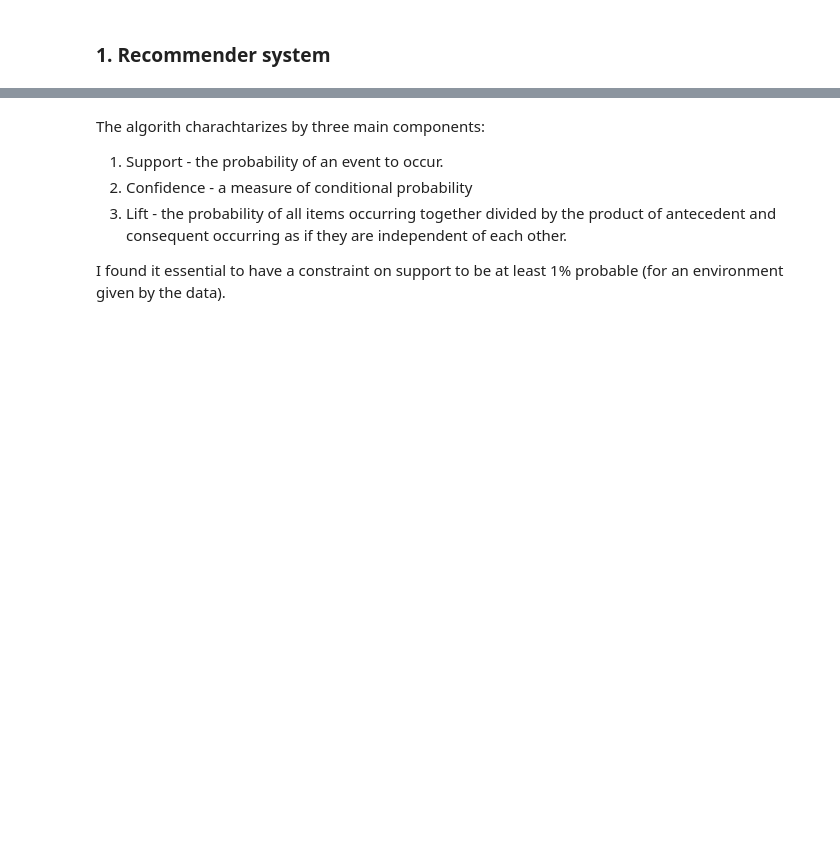
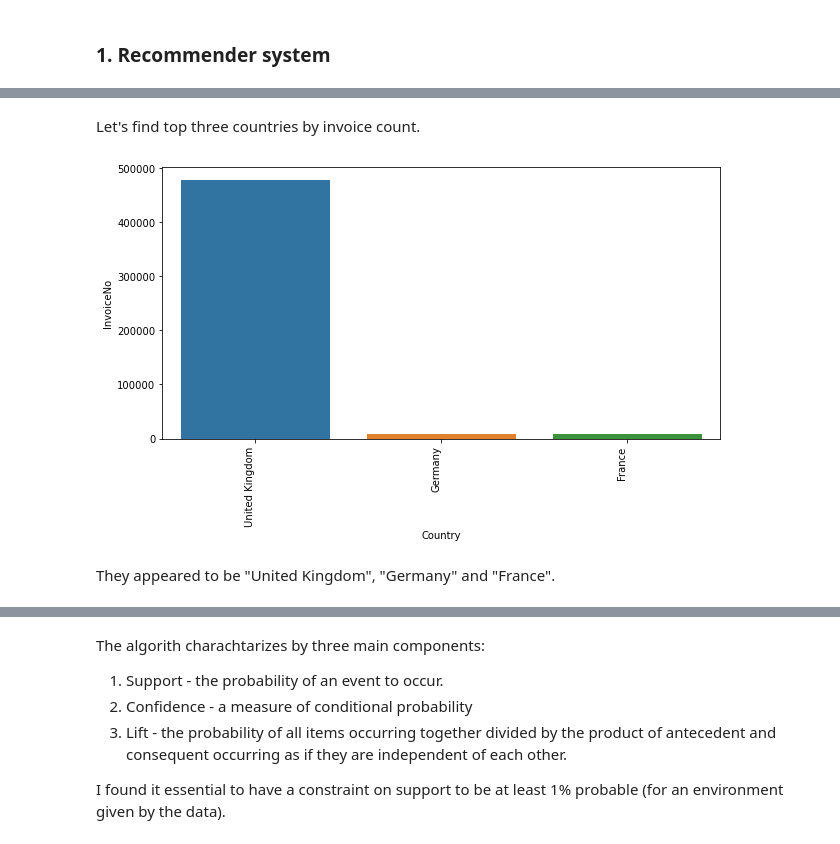
Before and after one commit to DanisAlukaev/Data-Mining, a Jupyter notebook: session01/4. Modeling.ipynb, the cells around one changed output, grey strips where cells are left out. Cells and saved outputs as stored; diff of their text form; code cells hidden in the pictures; blank space fills up the shorter version.

```diff
--- a/session01/4. Modeling.ipynb
+++ b/session01/4. Modeling.ipynb
@@ -180 +160,18 @@ df_uk
+# %% [markdown]
+Let's find top three countries by invoice count.
+# %%
+number_invoices = df[['InvoiceNo', 'Country']]
+number_invoices.drop_duplicates(inplace=True)
+
+invoices = pd.DataFrame(df.groupby('Country')['InvoiceNo'].count()).sort_values(by='InvoiceNo', ascending=False).reset_index()
+
+fig, ax1 = plt.subplots()
+fig.set_size_inches(10, 5)
+ax1 = sns.barplot(x='Country', y='InvoiceNo', data=invoices.head(3), estimator=max, ax=ax1)
+ax1.set_xticklabels(ax1.get_xticklabels(), rotation=90, ha="right")
+plt.show()
+# %% [output]
+[figure, added]
+# %% [markdown]
+They appeared to be "United Kingdom", "Germany" and "France".
 # %%
```
Also changed, not shown: parts of 14 cells of this notebook, 1 other file.
